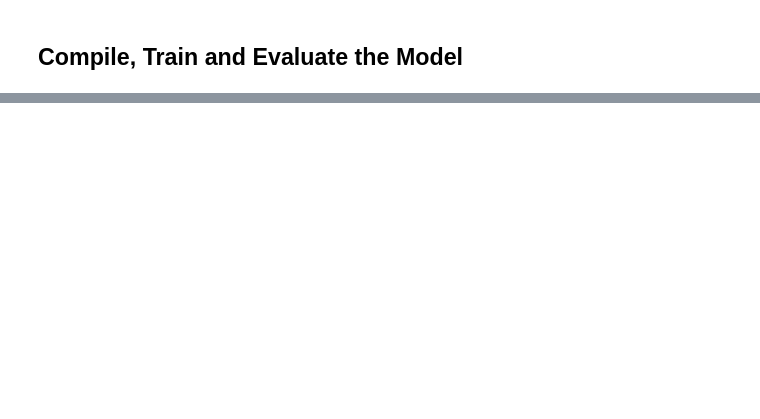
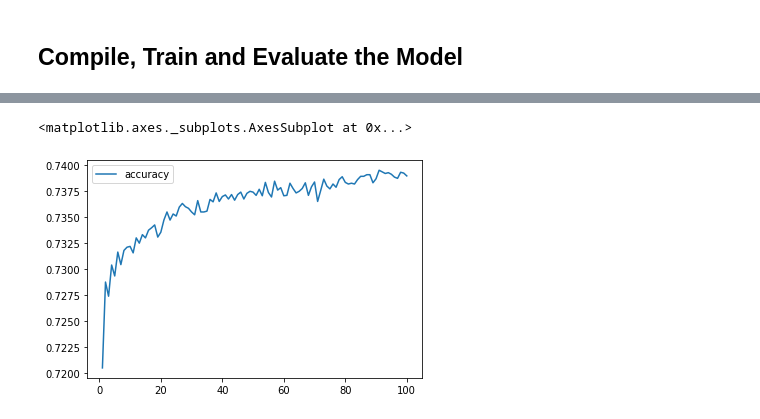
Before and after one commit to sunnyrvd27/Charity-Funding-Predictor, a Jupyter notebook: Starter_Code.ipynb, the cells around one changed output, grey strips where cells are left out. Drawn from its saved outputs; the diff is of its cells as text; code cells hidden in the pictures; blank space fills up the shorter version.

```diff
--- a/Starter_Code.ipynb
+++ b/Starter_Code.ipynb
@@ -146,9 +205,10 @@ Name: CLASSIFICATION, dtype: int64
 # %%
 # Split our preprocessed data into our features and target arrays
-#  YOUR CODE GOES HERE
+X = application_df.drop("IS_SUCCESSFUL", axis=1).values
+y = application_df["IS_SUCCESSFUL"].values.reshape(-1, 1)
 
 # Split the preprocessed data into a training and testing dataset
-#  YOUR CODE GOES HERE
+X_train, X_test, y_train, y_test = train_test_split(X, y)
 # %%
 # Create a StandardScaler instances
 scaler = StandardScaler()
@@ -163,18 +223,22 @@ X_test_scaled = X_scaler.transform(X_test)
 ## Compile, Train and Evaluate the Model
 # %%
 # Define the model - deep neural net, i.e., the number of input features and hidden nodes for each layer.
-#  YOUR CODE GOES HERE
+number_input_features = len(X_train_scaled[0])
+hidden_nodes_layer1 = 80
+hidden_nodes_layer2 = 30
 
 nn = tf.keras.models.Sequential()
 
 # First hidden layer
-#  YOUR CODE GOES HERE
+nn.add(
+    tf.keras.layers.Dense(units=hidden_nodes_layer1, input_dim=number_input_features, activation="relu")
+)
 
 # Second hidden layer
-#  YOUR CODE GOES HERE
+nn.add(tf.keras.layers.Dense(units=hidden_nodes_layer2, activation="relu"))
 
 # Output layer
-#  YOUR CODE GOES HERE
+nn.add(tf.keras.layers.Dense(units=1, activation="sigmoid"))
 
 # Check the structure of the model
 nn.summary()
@@ -226,0 +260,6 @@ Epoch 100/100
+# %%
+# Compile the model
+nn.compile(loss="binary_crossentropy", optimizer="adam", metrics=["accuracy"])
+# %%
+# Train the model
+fit_model = nn.fit(X_train_scaled,y_train,epochs=100)
@@ -236,0 +294,9 @@ Loss: 0.557812534073699, Accuracy: 0.7262973785400391
+# %%
+ # Create a DataFrame containing training history
+history_df = pd.DataFrame(fit_model.history, index=range(1,len(fit_model.history["loss"])+1))
+
+# Plot the accuracy
+history_df.plot(y="accuracy")
+# %% [output]
+<matplotlib.axes._subplots.AxesSubplot at 0x...>
+[figure, added]
```
Also changed, not shown: parts of 21 cells of this notebook.
